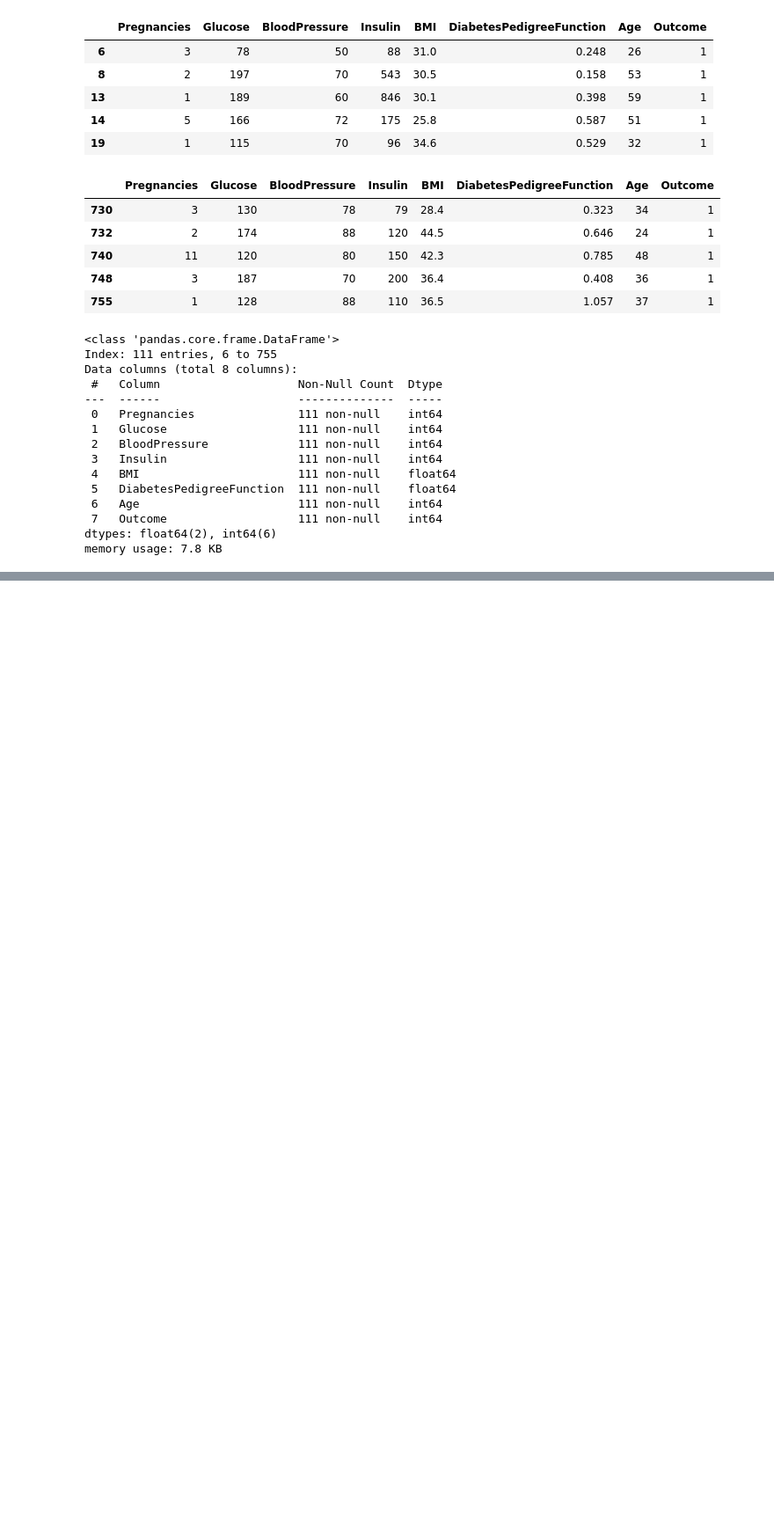
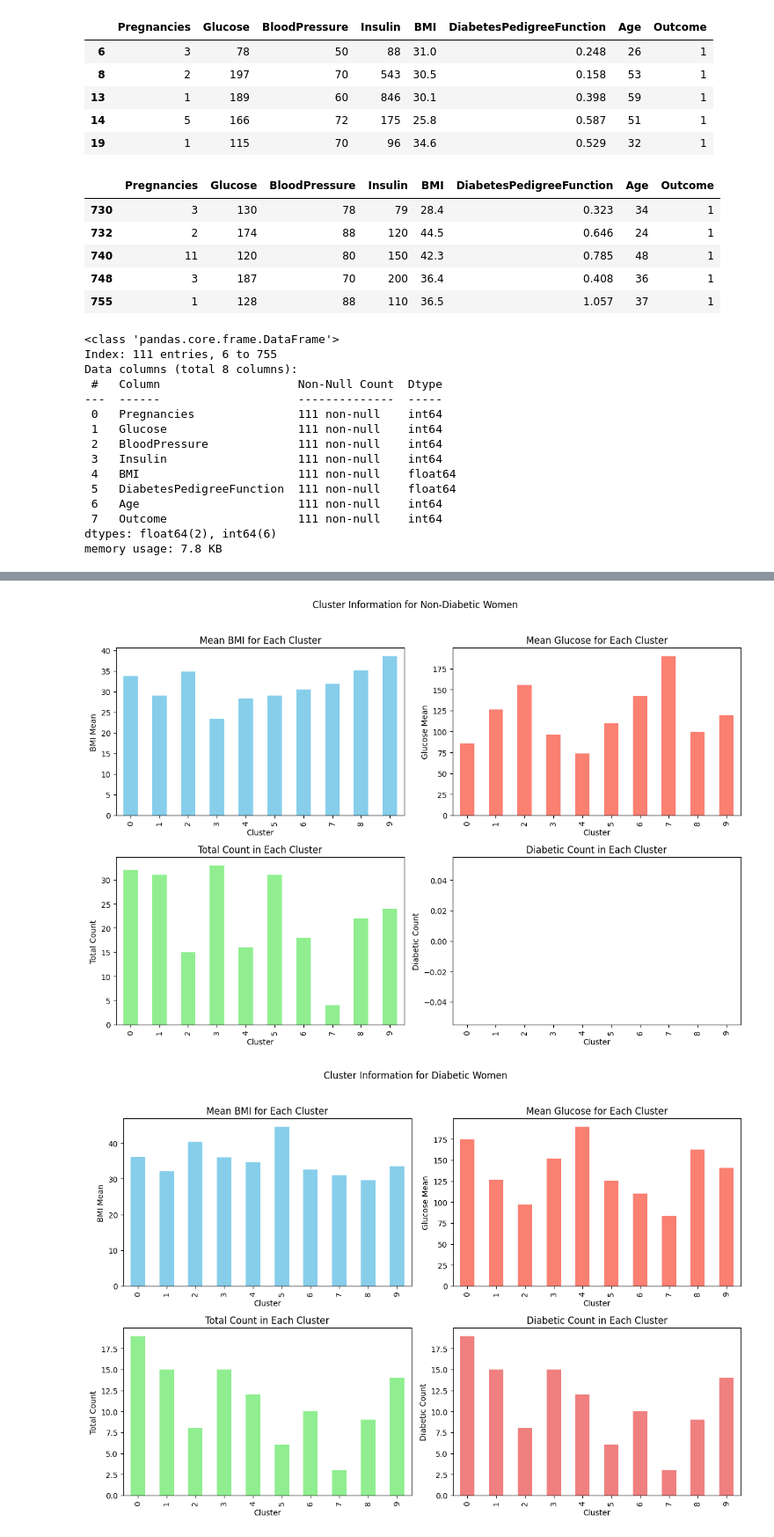
Before and after one commit to houin679/CSMODELPROJECT, a Jupyter notebook: MCO1_CSMODEL.ipynb, the cells around one changed output, grey strips where cells are left out. Shown at 88% size. Saved outputs shown, nothing was run; the diff lists cells and outputs as text; code cells hidden in the pictures; blank space fills up the shorter version.

```diff
--- a/MCO1_CSMODEL.ipynb
+++ b/MCO1_CSMODEL.ipynb
@@ -1033,0 +1117,12 @@ plt.show()
+# %%
+# Numerical information about clusters for non-diabetic women
+cluster_info_non_diabetic = NonDiabeticPregnantWomen.groupby('Cluster').agg({'BMI': 'mean', 'Glucose': 'mean', 'Outcome': ['count', 'sum']})
+cluster_info_non_diabetic.columns = ['BMI_mean', 'Glucose_mean', 'Total_count', 'Diabetic_count']
+print("Numerical Information about Clusters for Non-Diabetic Women:")
+print(cluster_info_non_diabetic)
+
+# Numerical information about clusters for diabetic women
+cluster_info_diabetic = DiabeticPregnantWomen.groupby('Cluster').agg({'BMI': 'mean', 'Glucose': 'mean', 'Outcome': ['count', 'sum']})
+cluster_info_diabetic.columns = ['BMI_mean', 'Glucose_mean', 'Total_count', 'Diabetic_count']
+print("\nNumerical Information about Clusters for Diabetic Women:")
+print(cluster_info_diabetic)
@@ -1033,0 +1147,45 @@ plt.show()
+# %%
+# Function to create a bar plot for cluster information
+def plot_cluster_info(cluster_info, title):
+    plt.figure(figsize=(12, 8))
+
+    # Bar plot for BMI mean
+    plt.subplot(2, 2, 1)
+    cluster_info['BMI_mean'].plot(kind='bar', color='skyblue')
+    plt.title('Mean BMI for Each Cluster')
+    plt.xlabel('Cluster')
+    plt.ylabel('BMI Mean')
+
+    # Bar plot for Glucose mean
+    plt.subplot(2, 2, 2)
+    cluster_info['Glucose_mean'].plot(kind='bar', color='salmon')
+    plt.title('Mean Glucose for Each Cluster')
+    plt.xlabel('Cluster')
+    plt.ylabel('Glucose Mean')
+
+    # Bar plot for total count
+    plt.subplot(2, 2, 3)
+    cluster_info['Total_count'].plot(kind='bar', color='lightgreen')
+    plt.title('Total Count in Each Cluster')
+    plt.xlabel('Cluster')
+    plt.ylabel('Total Count')
+
+    # Bar plot for diabetic count
+    plt.subplot(2, 2, 4)
+    cluster_info['Diabetic_count'].plot(kind='bar', color='lightcoral')
+    plt.title('Diabetic Count in Each Cluster')
+    plt.xlabel('Cluster')
+    plt.ylabel('Diabetic Count')
+
+    plt.suptitle(title, y=1.02)
+    plt.tight_layout()
+    plt.show()
+
+# Plotting cluster information for non-diabetic women
+plot_cluster_info(cluster_info_non_diabetic, 'Cluster Information for Non-Diabetic Women')
+
+# Plotting cluster information for diabetic women
+plot_cluster_info(cluster_info_diabetic, 'Cluster Information for Diabetic Women')
+# %% [output]
+[figure, added]
+[figure, added]
```
Also changed, not shown: parts of 12 cells of this notebook.
